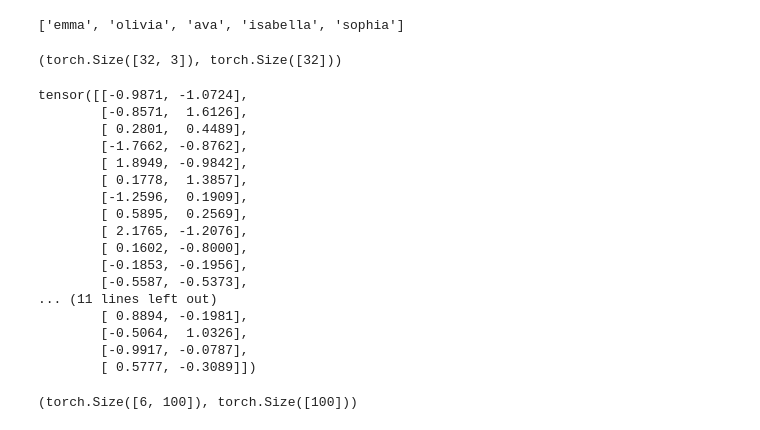
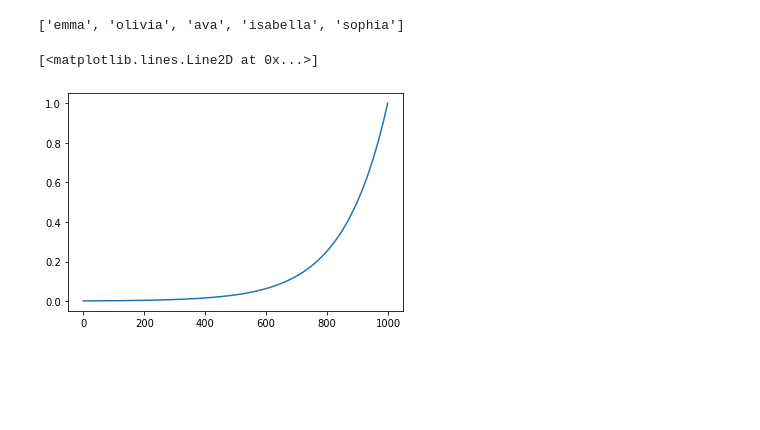
Before and after one commit to pvwoods/dl-experiments, a Jupyter notebook: karpathy/bag_of_words.ipynb, the cells around one changed output. Saved outputs shown, nothing was run; the diff lists cells and outputs as text; code cells hidden in the pictures; blank space fills up the shorter version.

```diff
--- a/karpathy/bag_of_words.ipynb
+++ b/karpathy/bag_of_words.ipynb
@@ -18,51 +19,48 @@ TOTAL_TOKENS = len(char_lookup.keys())
 # build the dataset
 
 BLOCK_SIZE = 3 # context size to give the model in order to predict the next character
-X, Y = [], []
 
-for word in words[:5]:
+def build_dataset(corpus, block_size, codebook, padding_char="."):
+    X, Y = [], []
+    for word in corpus:
+        start_padding = padding_char * block_size
+        padded_word = f"{start_padding}{word}."
+        tokenized_word = [codebook[c] for c in padded_word]
+        for i in range(len(tokenized_word)-block_size):
+            X.append(tokenized_word[i:i+block_size])
+            Y.append(tokenized_word[i+block_size])
 
-    start_padding = "." * BLOCK_SIZE
-    padded_word = f"{start_padding}{word}."
-    tokenized_word = [token_lookup[c] for c in padded_word]
-    for i in range(len(tokenized_word)-BLOCK_SIZE):
-        X.append(tokenized_word[i:i+BLOCK_SIZE])
-        Y.append(tokenized_word[i+BLOCK_SIZE])
+    X = torch.tensor(X)
+    Y = torch.tensor(Y)
+    return X, Y
 
-X = torch.tensor(X)
-Y = torch.tensor(Y)
-X.shape, Y.shape
+
+random.shuffle(words)
+
+n1 = int(len(words)*0.8)
+n2 = int(len(words)*0.9)
+
+x_train, y_train = build_dataset(words[:n1], BLOCK_SIZE, token_lookup)
+x_valid, y_valid = build_dataset(words[n1:n2], BLOCK_SIZE, token_lookup)
+x_test, y_test = build_dataset(words[n2:], BLOCK_SIZE, token_lookup)
-# %% [output]
-(torch.Size([32, 3]), torch.Size([32]))
-# %%
-# embed 27 characters into two dimensional space
-EMBEDDING_DIMS = 2
-C = torch.randn((TOTAL_TOKENS, EMBEDDING_DIMS))
-C
-# %% [output]
-tensor([[-0.9871, -1.0724],
-        [-0.8571,  1.6126],
-        [ 0.2801,  0.4489],
-        [-1.7662, -0.8762],
-        [ 1.8949, -0.9842],
-        [ 0.1778,  1.3857],
-        [-1.2596,  0.1909],
-        [ 0.5895,  0.2569],
-        [ 2.1765, -1.2076],
-        [ 0.1602, -0.8000],
-        [-0.1853, -0.1956],
-        [-0.5587, -0.5373],
-... (11 lines left out)
-        [ 0.8894, -0.1981],
-        [-0.5064,  1.0326],
-        [-0.9917, -0.0787],
-        [ 0.5777, -0.3089]])
 # %%
-embeddings = C[X]
 TOTAL_NEURONS = 100
+EMBEDDING_DIMS = 2 # embed 27 characters into two dimensional space
+
+C = torch.randn((TOTAL_TOKENS, EMBEDDING_DIMS))
 W1 = torch.randn((EMBEDDING_DIMS * BLOCK_SIZE, TOTAL_NEURONS))
 b1 = torch.randn((TOTAL_NEURONS,))
-W1.shape, b1.shape
+W2 = torch.randn(TOTAL_NEURONS, TOTAL_TOKENS)
+b2 = torch.randn((TOTAL_TOKENS,))
+parameters = [C, W1, b1, W2, b2]
+
+for p in parameters:
+    p.requires_grad = True
-# %% [output]
-(torch.Size([6, 100]), torch.Size([100]))
+# %%
+lre = torch.linspace(-3, 0, 1000)
+lrs = 10**lre
+plt.plot(lrs)
+# %% [output]
+[<matplotlib.lines.Line2D at 0x...>]
+[figure, added]
 # %%
```
Also changed, not shown: parts of 6 cells of this notebook.
